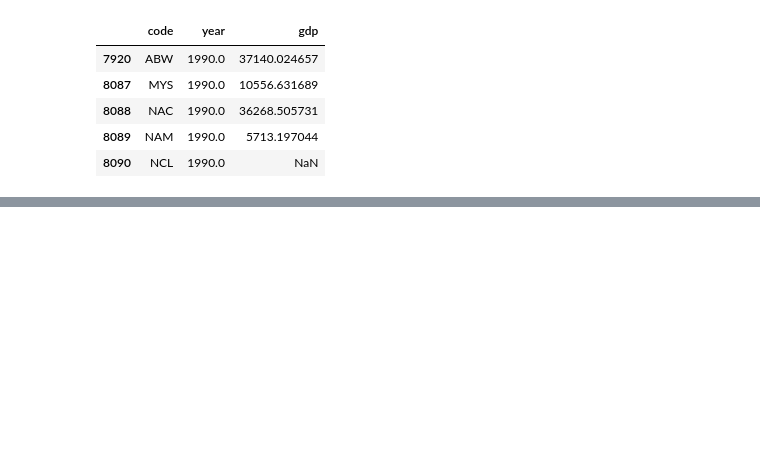
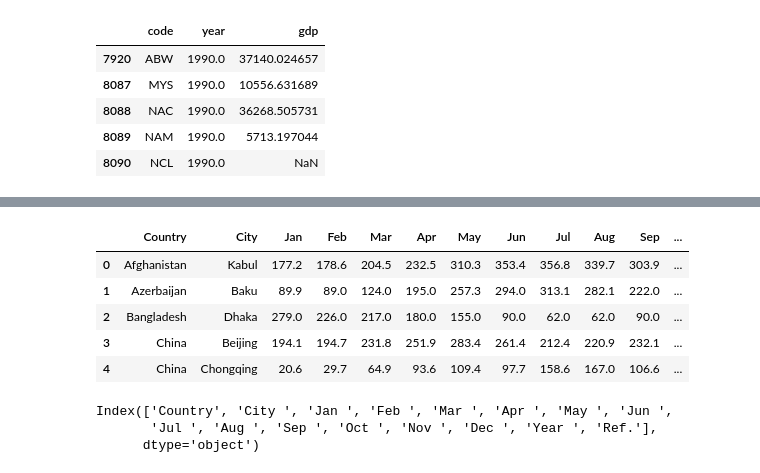
Before and after one commit to Hannemit/data_science_projects, a Jupyter notebook: notebooks/4_suicides_and_other_stats.ipynb, the cells around one changed output, grey strips where cells are left out. Cells and saved outputs as stored; diff of their text form; code cells hidden in the pictures; blank space fills up the shorter version.

```diff
--- a/notebooks/4_suicides_and_other_stats.ipynb
+++ b/notebooks/4_suicides_and_other_stats.ipynb
@@ -119,0 +134,16 @@ sns.scatterplot(x="gdp", y="suicides per 100,000", data=df)
+# %%
+sun_asia = pd.read_csv("../data/raw/asia_sunshine.txt", sep='\t', header=0)
+sun_asia.head()
+# %% [output]
+|  | Country | City | Jan | Feb | Mar | Apr | May | Jun | Jul | Aug | Sep | ... |
+| 0 | Afghanistan | Kabul | 177.2 | 178.6 | 204.5 | 232.5 | 310.3 | 353.4 | 356.8 | 339.7 | 303.9 | ... |
+| 1 | Azerbaijan | Baku | 89.9 | 89.0 | 124.0 | 195.0 | 257.3 | 294.0 | 313.1 | 282.1 | 222.0 | ... |
+| 2 | Bangladesh | Dhaka | 279.0 | 226.0 | 217.0 | 180.0 | 155.0 | 90.0 | 62.0 | 62.0 | 90.0 | ... |
+| 3 | China | Beijing | 194.1 | 194.7 | 231.8 | 251.9 | 283.4 | 261.4 | 212.4 | 220.9 | 232.1 | ... |
+| 4 | China | Chongqing | 20.6 | 29.7 | 64.9 | 93.6 | 109.4 | 97.7 | 158.6 | 167.0 | 106.6 | ... |
+# %%
+sun_asia.columns
+# %% [output]
+Index(['Country', 'City ', 'Jan ', 'Feb ', 'Mar ', 'Apr ', 'May ', 'Jun ',
+       'Jul ', 'Aug ', 'Sep ', 'Oct ', 'Nov ', 'Dec ', 'Year ', 'Ref.'],
+      dtype='object')
```
Also changed, not shown: parts of 24 cells of this notebook, 2 other files.
